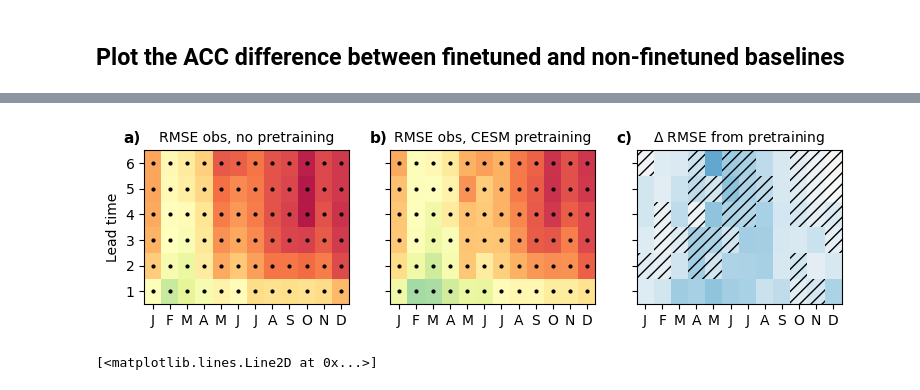
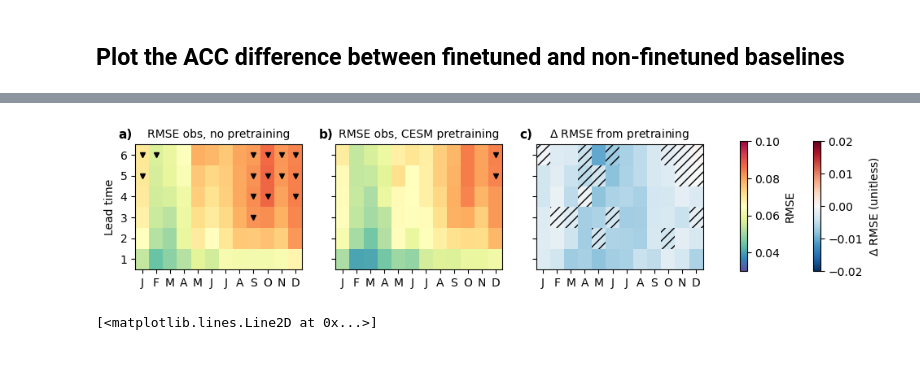
Before and after one commit to ychnli/sicpred, a Jupyter notebook: exp3_figures.ipynb, the cells around one changed output, grey strips where cells are left out. Drawn from its saved outputs; the diff is of its cells as text; code cells hidden in the pictures; blank space fills up the shorter version.

```diff
--- a/exp3_figures.ipynb
+++ b/exp3_figures.ipynb
@@ -29,11 +29,11 @@ def add_hatching(ax, significance_mask, x_edges, y_edges, hatch='///', edgecolor
                 )
                 ax.add_patch(rect)
 
-def plot_markers(ax, exceeds_persistence, x_centers, y_centers):
+def plot_markers(ax, exceeds_persistence, x_centers, y_centers, marker=".k"):
     for i in range(6):
         for j in range(12):
             if not exceeds_persistence[i,j]:
-                ax.plot(x_centers[j], y_centers[i], '.k', markersize=4)
+                ax.plot(x_centers[j], y_centers[i], marker, markersize=4)
 # %% [markdown]
 ## Plot the ACC difference between finetuned and non-finetuned baselines
 # %%
@@ -47,6 +47,8 @@ rmse_agg_dict = {}
 rmse_agg_ft_dict = {}
 significance_ds_rmse = {}
 persistence_rmse = xr.open_dataset(os.path.join(config_cesm.PREDICTIONS_DIRECTORY, f"obs_input2_ensemble/diagnostics/rmse_agg_persist.nc"))["rmse"]
+climatology_rmse = xr.open_dataset(os.path.join(config_cesm.PREDICTIONS_DIRECTORY, f"obs_input2_ensemble/diagnostics/rmse_agg_climatology.nc"))["rmse"]
+
 
 for input_config in ["input2", "input4"]:
     acc_agg = xr.open_dataset(os.path.join(config_cesm.PREDICTIONS_DIRECTORY, f"obs_{input_config}_ensemble/diagnostics/acc_agg.nc"))["acc"]
@@ -145,5 +128,5 @@ Coordinates:
 # %%
-P_VALUE_CUTOFF = 0.01
+P_VALUE_CUTOFF = 0.05
 
 fig, axs = plt.subplots(nrows=1, ncols=3, figsize=(9,2), sharey=True)
 
@@ -153,43 +136,50 @@ x_centers = (x[:-1] + x[1:]) / 2
 y_centers = (y[:-1] + y[1:]) / 2
 
 ax = axs[0]
-ax.pcolormesh(x, y, rmse_agg_dict["input2"], cmap='Spectral_r', shading='flat', vmin=0.02, vmax=0.09)
-beats_persistence = rmse_agg_dict["input2"] > persistence_rmse.squeeze()
-plot_markers(ax, beats_persistence, x_centers, y_centers)
+cax = ax.pcolormesh(x, y, rmse_agg_dict["input2"], cmap='Spectral_r', shading='flat', vmin=0.03, vmax=0.1)
+beats_climatology = rmse_agg_dict["input2"] < climatology_rmse.squeeze()
+plot_markers(ax, beats_climatology, x_centers, y_centers, "vk")
 ax.set_yticks(y_centers, labels=np.arange(1,7,1))
 ax.set_title(f"RMSE obs, no pretraining", fontsize=10)
 ax.set_xticks(x_centers, labels=["J","F","M","A","M","J","J","A","S","O","N","D"])
 ax.set_ylabel("Lead time")
 
 ax = axs[1]
-ax.pcolormesh(x, y, rmse_agg_ft_dict["input2"], cmap='Spectral_r', shading='flat', vmin=0.02, vmax=0.09)
-beats_persistence = rmse_agg_ft_dict["input2"] > persistence_rmse.squeeze()
-plot_markers(ax, beats_persistence, x_centers, y_centers)
+ax.pcolormesh(x, y, rmse_agg_ft_dict["input2"], cmap='Spectral_r', shading='flat', vmin=0.03, vmax=0.1)
+beats_climatology = rmse_agg_ft_dict["input2"] < climatology_rmse.squeeze()
+plot_markers(ax, beats_climatology, x_centers, y_centers, "vk")
 ax.set_yticks(y_centers, labels=np.arange(1,7,1))
 ax.set_title(f"RMSE obs, CESM pretraining", fontsize=10)
 ax.set_xticks(x_centers, labels=["J","F","M","A","M","J","J","A","S","O","N","D"])
 
 ax = axs[2]
-ax.pcolormesh(x, y, rmse_agg_ft_dict["input2"] - rmse_agg_dict["input2"], cmap='RdBu_r', shading='flat', vmin=-0.02, vmax=0.02)
+cax2 = ax.pcolormesh(x, y, rmse_agg_ft_dict["input2"] - rmse_agg_dict["input2"], cmap='RdBu_r', shading='flat', vmin=-0.02, vmax=0.02)
 significance_mask = (significance_ds_rmse["input2"].p_value > P_VALUE_CUTOFF).astype(int)
 add_hatching(ax, significance_mask, x, y)
 ax.set_yticks(y_centers, labels=np.arange(1,7,1))
 ax.set_xticks(x_centers, labels=["J","F","M","A","M","J","J","A","S","O","N","D"])
 ax.set_title(rf"$\Delta$ RMSE from pretraining", fontsize=10)
+
+cbar_ax = fig.add_axes([0.95, 0.1, 0.01, 0.8])
+cbar_ax2 = fig.add_axes([1.05, 0.1, 0.01, 0.8])
+
+plt.colorbar(cax, cax=cbar_ax, label=r'RMSE', orientation='vertical')
+plt.colorbar(cax2, cax=cbar_ax2, label=r'$\Delta$ RMSE (unitless)', orientation='vertical')
 
 panel_labels = list(string.ascii_lowercase)
 for i, ax in enumerate(axs.flatten()):
     ax.annotate(
         f"{panel_labels[i]})",
         xy=(0, 1), xycoords="axes fraction",
         xytext=(-0.1, 1.03), textcoords="axes fraction",
         ha="left", va="bottom",
         fontsize=11, fontweight="bold"
     )
 
+plt.savefig("figures/cesm_new/exp3_finetune_rmse.pdf", bbox_inches='tight')
 plt.show()
 # %% [output]
-[figure, old version]
+[figure, new version]
 # %%
 persistence_acc.mean("month").plot()
 acc_agg_dict["input2"].mean("month").plot()
```
Also changed, not shown: parts of 2 cells of this notebook, 3 other files.
